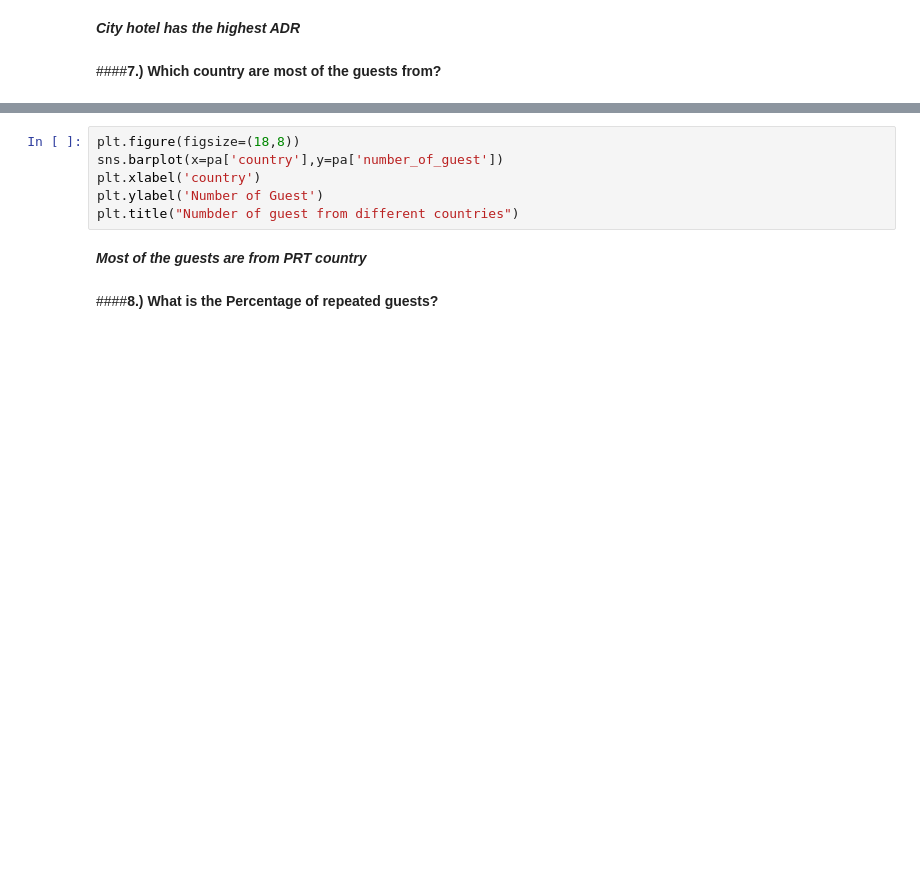
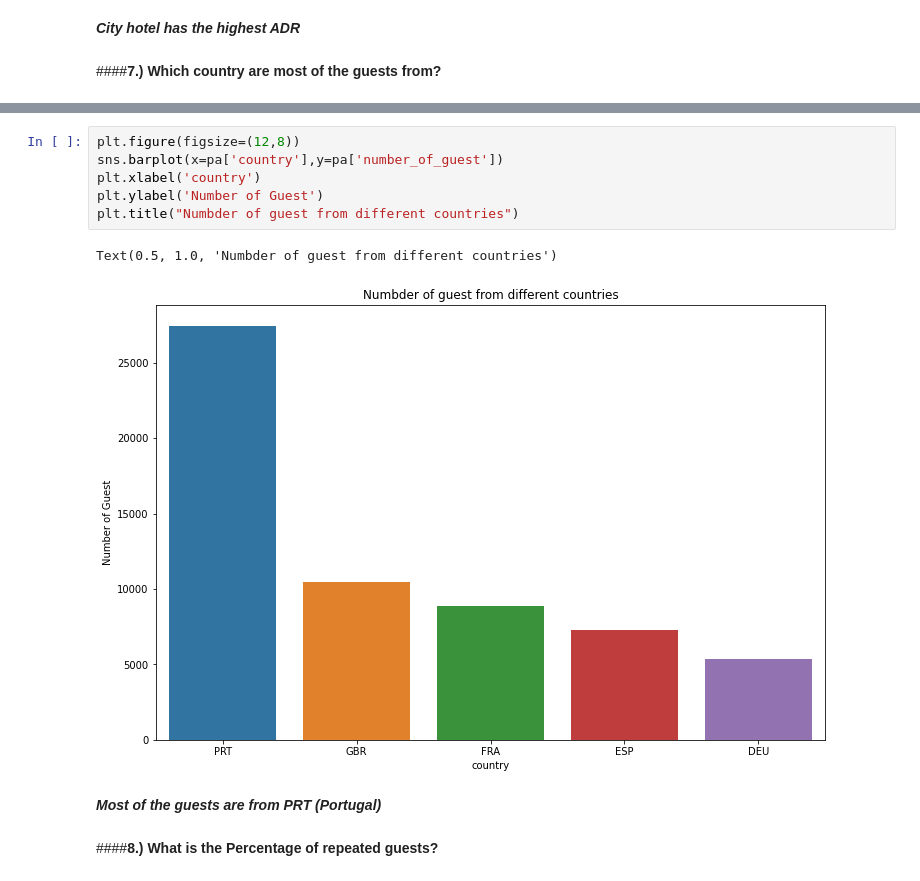
Before and after one commit to Jasjot-Kaur/Hotel-Booking-Analysis, a Jupyter notebook: Hotel_Bookings_Exploratory_Data_Analysis.ipynb, the cells around one changed output, grey strips where cells are left out. Cells and saved outputs as stored; diff of their text form; blank space fills up the shorter version.

```diff
--- a/Hotel_Bookings_Exploratory_Data_Analysis.ipynb
+++ b/Hotel_Bookings_Exploratory_Data_Analysis.ipynb
@@ -551,11 +565,14 @@ print(pa)
 # %%
-plt.figure(figsize=(18,8))
+plt.figure(figsize=(12,8))
 sns.barplot(x=pa['country'],y=pa['number_of_guest'])
 plt.xlabel('country')
 plt.ylabel('Number of Guest')
 plt.title("Numbder of guest from different countries")
+# %% [output]
+Text(0.5, 1.0, 'Numbder of guest from different countries')
+[figure, added]
 # %% [markdown]
-***Most of the guests are from PRT country***
+***Most of the guests are from PRT (Portugal)***
 # %% [markdown]
 ####**8.) What is the Percentage of repeated guests?**
 # %%
```
Also changed, not shown: parts of 16 cells of this notebook.
